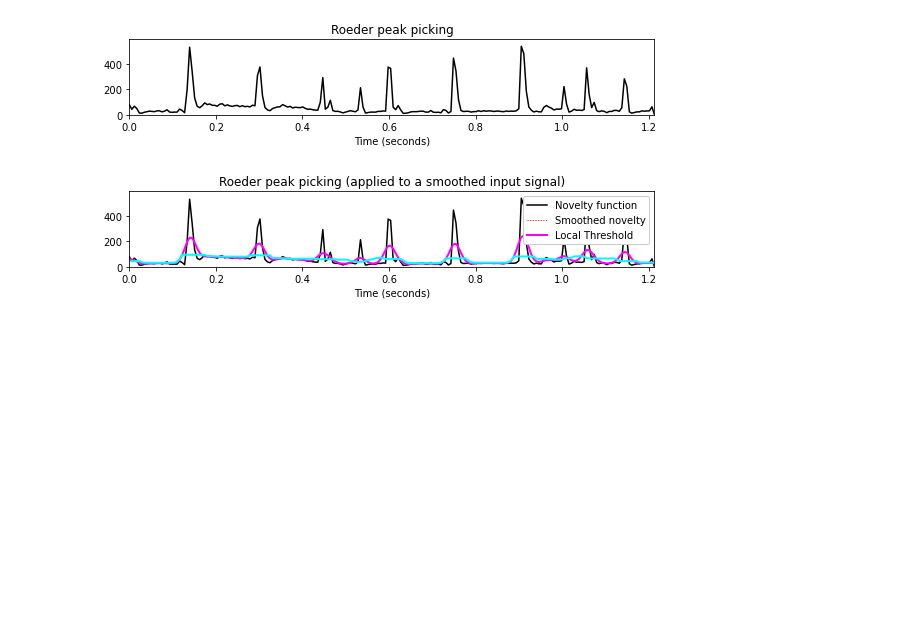
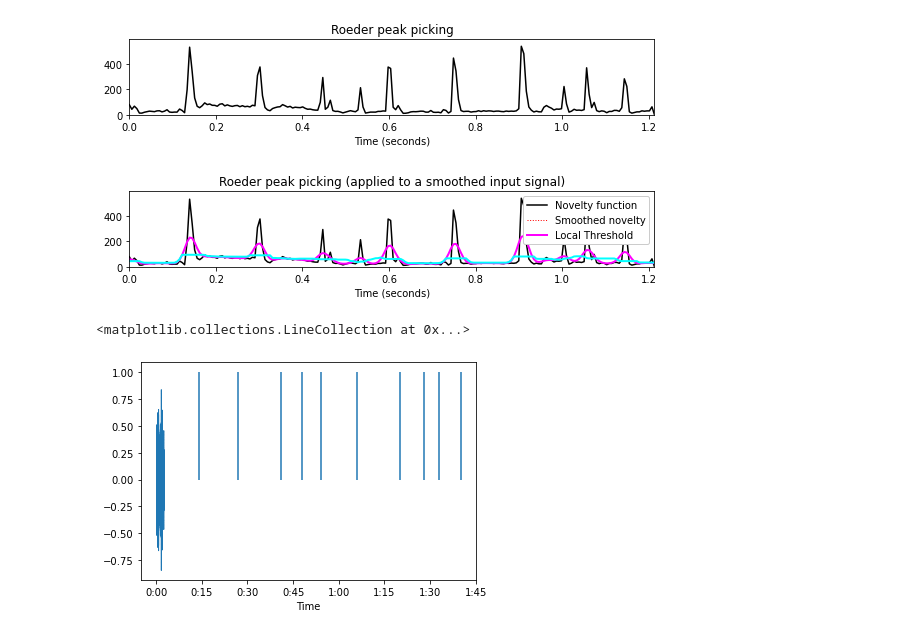
Before and after one commit to cid2rrrr/Transformer-w--torch-tensor, a Jupyter notebook: C6S1.ipynb, the cells around one changed output. Saved outputs shown, nothing was run; the diff lists cells and outputs as text; code cells hidden in the pictures; blank space fills up the shorter version.

```diff
--- a/C6S1.ipynb
+++ b/C6S1.ipynb
@@ -526,3 +526,7 @@ plt.legend(['Novelty function', 'Smoothed novelty', 'Local Threshold'],
 # %% [output]
 [figure]
 [figure]
+# %%
+fn_wav = 'ovb85.wav'
+
+x, Fs = librosa.load(fn_wav)
@@ -528,0 +535,11 @@ plt.legend(['Novelty function', 'Smoothed novelty', 'Local Threshold'],
+# %%
+import librosa.display
+
+fig, ax = plt.subplots(nrows=1, sharex=True)
+o_env = librosa.onset.onset_strength(y=x, sr=Fs)
+onset_frames = librosa.onset.onset_detect(onset_envelope=o_env, sr=Fs)
+librosa.display.waveshow(y=x, sr=Fs)
+ax.vlines(onset_frames, 0, 1)
+# %% [output]
+<matplotlib.collections.LineCollection at 0x...>
+[figure, added]
```
Also changed, not shown: parts of 1 cell of this notebook, 2 other files.
